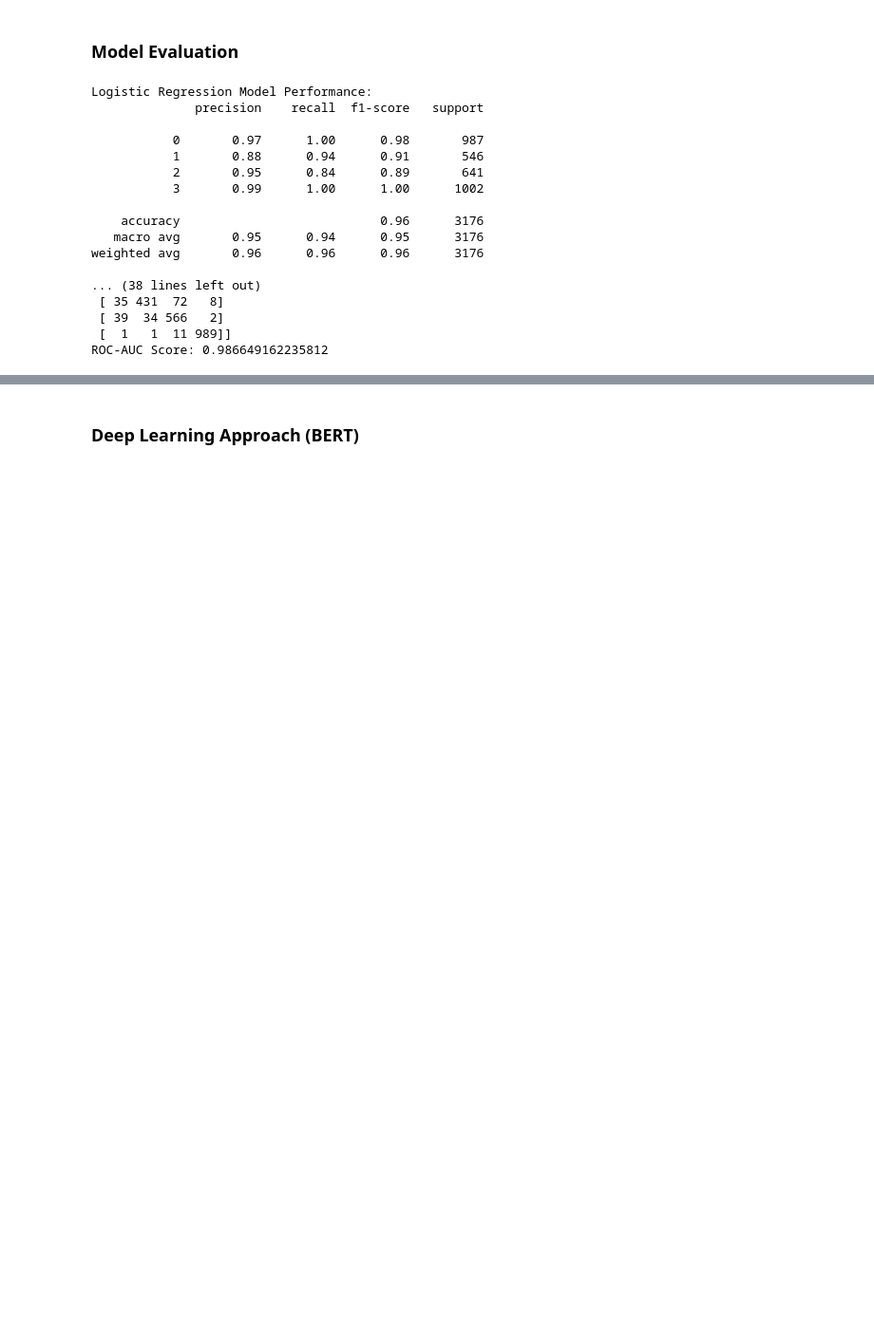
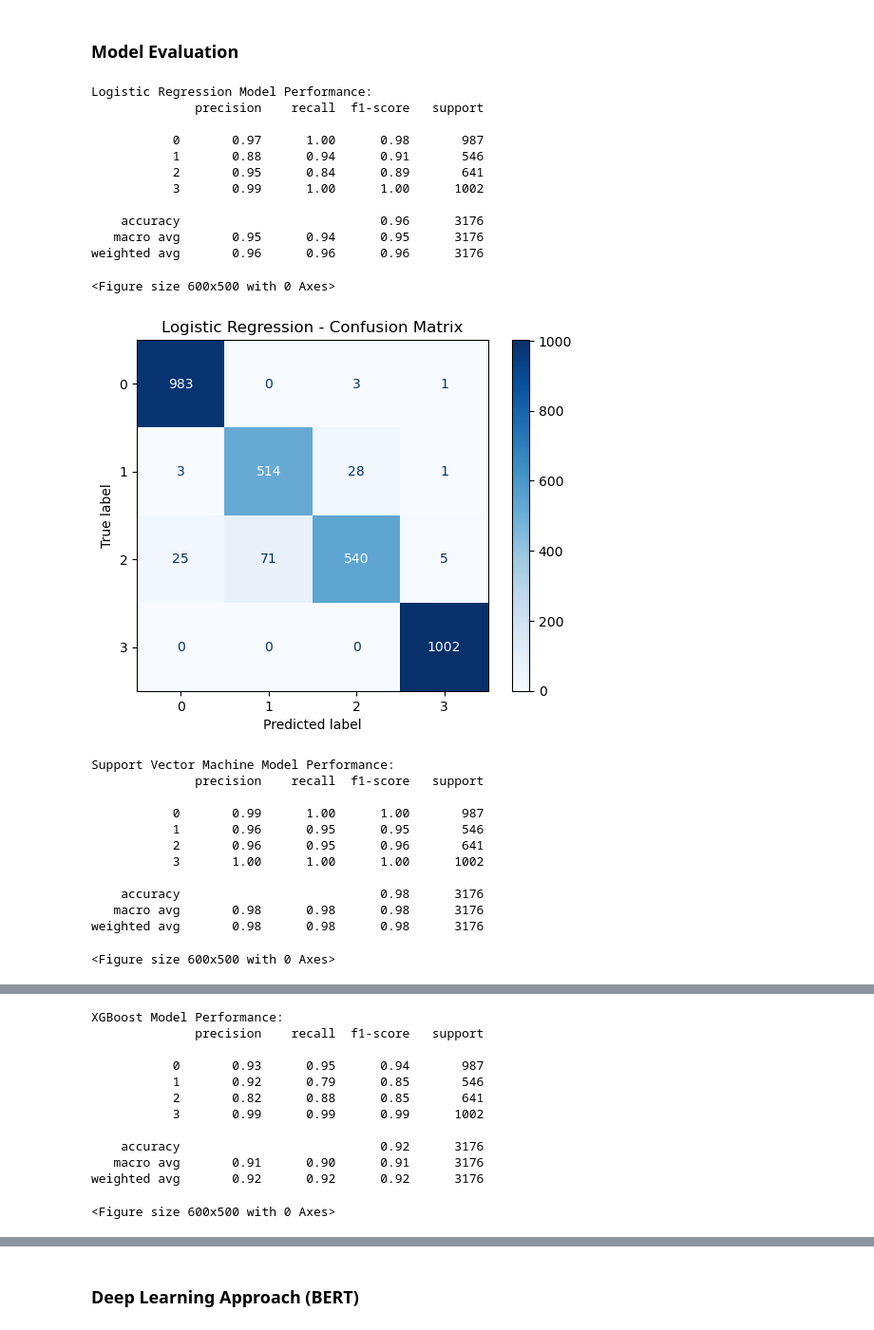
Before and after one commit to FildaKim/Twitter-Sentiment-Analysis-Apple-vs.-Google, a Jupyter notebook: index.ipynb, the cells around one changed output, grey strips where cells are left out. Shown: that part at 95% size. Drawn from its saved outputs; the diff is of its cells as text; code cells hidden in the pictures; blank space fills up the shorter version.

```diff
--- a/index.ipynb
+++ b/index.ipynb
@@ -494,6 +493,9 @@ Best parameters for XGBoost: {'n_estimators': 200, 'max_depth': 5, 'learning_rat
 # %% [markdown]
 ### Model Evaluation
 # %%
+from sklearn.metrics import ConfusionMatrixDisplay
+
+
 from sklearn.preprocessing import label_binarize
 # Get unique classes in y_train (to ensure consistency)
 unique_classes = sorted(set(y_train))
@@ -501,38 +503,53 @@ unique_classes = sorted(set(y_train))
 # Binarize labels for multi-class ROC-AUC
 y_test_binarized = label_binarize(y_test, classes=unique_classes)  # Adjust class labels as per your dataset
 
 for name, model in best_models.items():
     y_pred = model.predict(X_test)
     print(f"\n{name} Model Performance:")
     print(classification_report(y_test, y_pred))
-    print("Confusion Matrix:")
-    print(confusion_matrix(y_test, y_pred))
 
+    # Plot confusion matrix
+    plt.figure(figsize=(6, 5))
+    cm = confusion_matrix(y_test, y_pred)
+    disp = ConfusionMatrixDisplay(confusion_matrix=cm, display_labels=unique_classes)
+    disp.plot(cmap='Blues', values_format='d')
+    plt.title(f"{name} - Confusion Matrix")
+    plt.show()
+
+    # Compute ROC-AUC Score
     if name == "XGBoost":
         if hasattr(model, "decision_function"):  # Check if model supports decision_function
             y_scores = model.decision_function(X_test)
         else:
             y_scores = model.predict_proba(X_test)  # Use predict_proba for models without decision_function
 
         if len(unique_classes) > 2:
             print("ROC-AUC Score:", roc_auc_score(y_test_binarized, y_scores, multi_class="ovr"))
         else:
             print("ROC-AUC Score:", roc_auc_score(y_test, y_scores[:, 1]))  # For binary classification
 # %% [output]
 Logistic Regression Model Performance:
               precision    recall  f1-score   support
 
            0       0.97      1.00      0.98       987
            1       0.88      0.94      0.91       546
            2       0.95      0.84      0.89       641
            3       0.99      1.00      1.00      1002
 
     accuracy                           0.96      3176
    macro avg       0.95      0.94      0.95      3176
 weighted avg       0.96      0.96      0.96      3176
-
-... (38 lines left out)
- [ 35 431  72   8]
- [ 39  34 566   2]
- [  1   1  11 989]]
-ROC-AUC Score: 0.986649162235812
+<Figure size 600x500 with 0 Axes>
+[figure, added]
+Support Vector Machine Model Performance:
+              precision    recall  f1-score   support
+
+           0       0.99      1.00      1.00       987
+           1       0.96      0.95      0.95       546
+           2       0.96      0.95      0.96       641
+           3       1.00      1.00      1.00      1002
+
+    accuracy                           0.98      3176
+   macro avg       0.98      0.98      0.98      3176
+weighted avg       0.98      0.98      0.98      3176
+<Figure size 600x500 with 0 Axes>
@@ -538,0 +557,12 @@ ROC-AUC Score: 0.986649162235812
+XGBoost Model Performance:
+              precision    recall  f1-score   support
+
+           0       0.93      0.95      0.94       987
+           1       0.92      0.79      0.85       546
+           2       0.82      0.88      0.85       641
+           3       0.99      0.99      0.99      1002
+
+    accuracy                           0.92      3176
+   macro avg       0.91      0.90      0.91      3176
+weighted avg       0.92      0.92      0.92      3176
+<Figure size 600x500 with 0 Axes>
```
Also changed, not shown: parts of 5 cells of this notebook, 1 other file.
